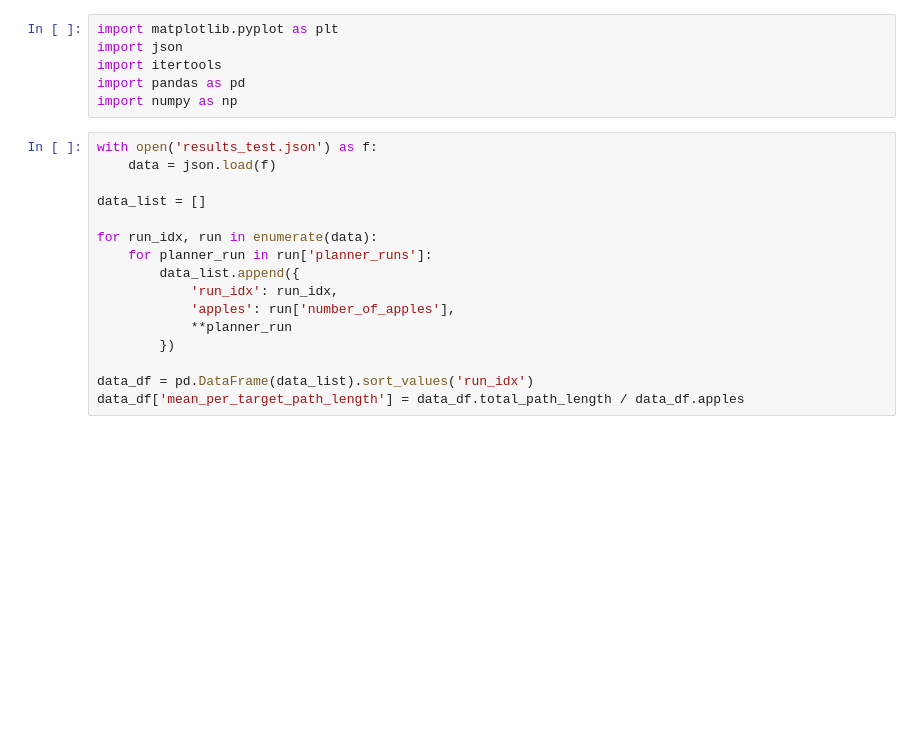
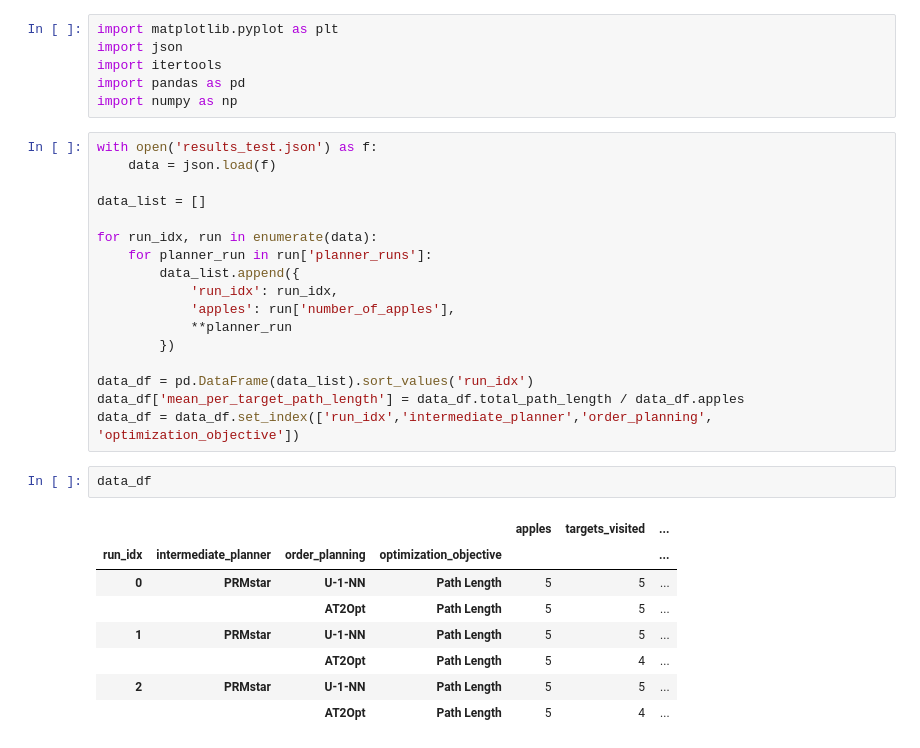
Before and after one commit to werner291/Multigoal-Orchard-Drone-Planning-Library, a Jupyter notebook: analysis/Performance Analysis.ipynb, the cells around one changed output. Drawn from its saved outputs; the diff is of its cells as text; blank space fills up the shorter version.

```diff
--- a/analysis/Performance Analysis.ipynb
+++ b/analysis/Performance Analysis.ipynb
@@ -20,4 +20,16 @@ for run_idx, run in enumerate(data):
 
 data_df = pd.DataFrame(data_list).sort_values('run_idx')
 data_df['mean_per_target_path_length'] = data_df.total_path_length / data_df.apples
+data_df = data_df.set_index(['run_idx','intermediate_planner','order_planning', 'optimization_objective'])
+# %%
+data_df
+# %% [output]
+|  |  |  |  | apples | targets_visited | ... |
+| run_idx | intermediate_planner | order_planning | optimization_objective |  |  | ... |
+| 0 | PRMstar | U-1-NN | Path Length | 5 | 5 | ... |
+|  |  | AT2Opt | Path Length | 5 | 5 | ... |
+| 1 | PRMstar | U-1-NN | Path Length | 5 | 5 | ... |
+|  |  | AT2Opt | Path Length | 5 | 4 | ... |
+| 2 | PRMstar | U-1-NN | Path Length | 5 | 5 | ... |
+|  |  | AT2Opt | Path Length | 5 | 4 | ... |
 # %%
```
Also changed, not shown: parts of 7 cells of this notebook, 5 other files.
